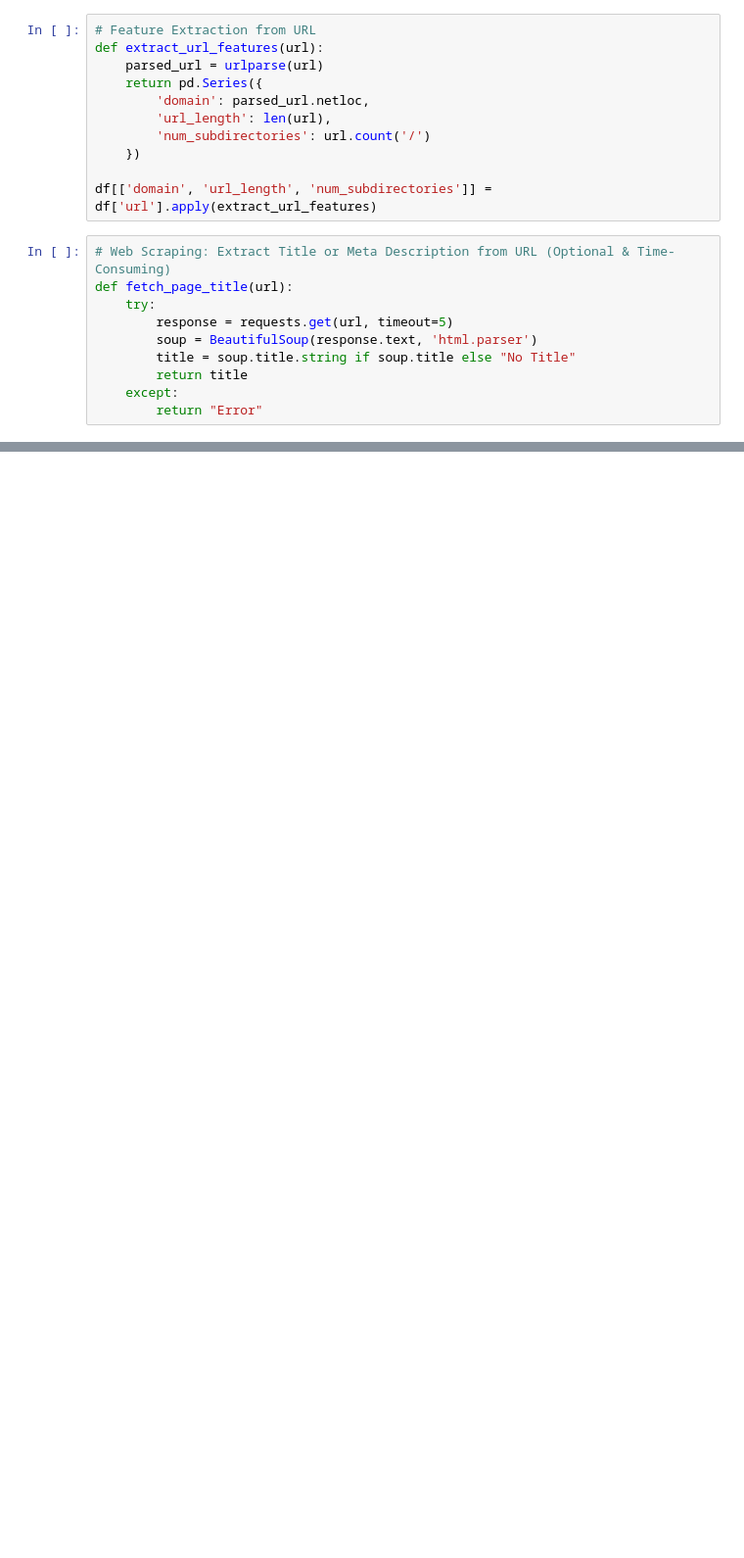
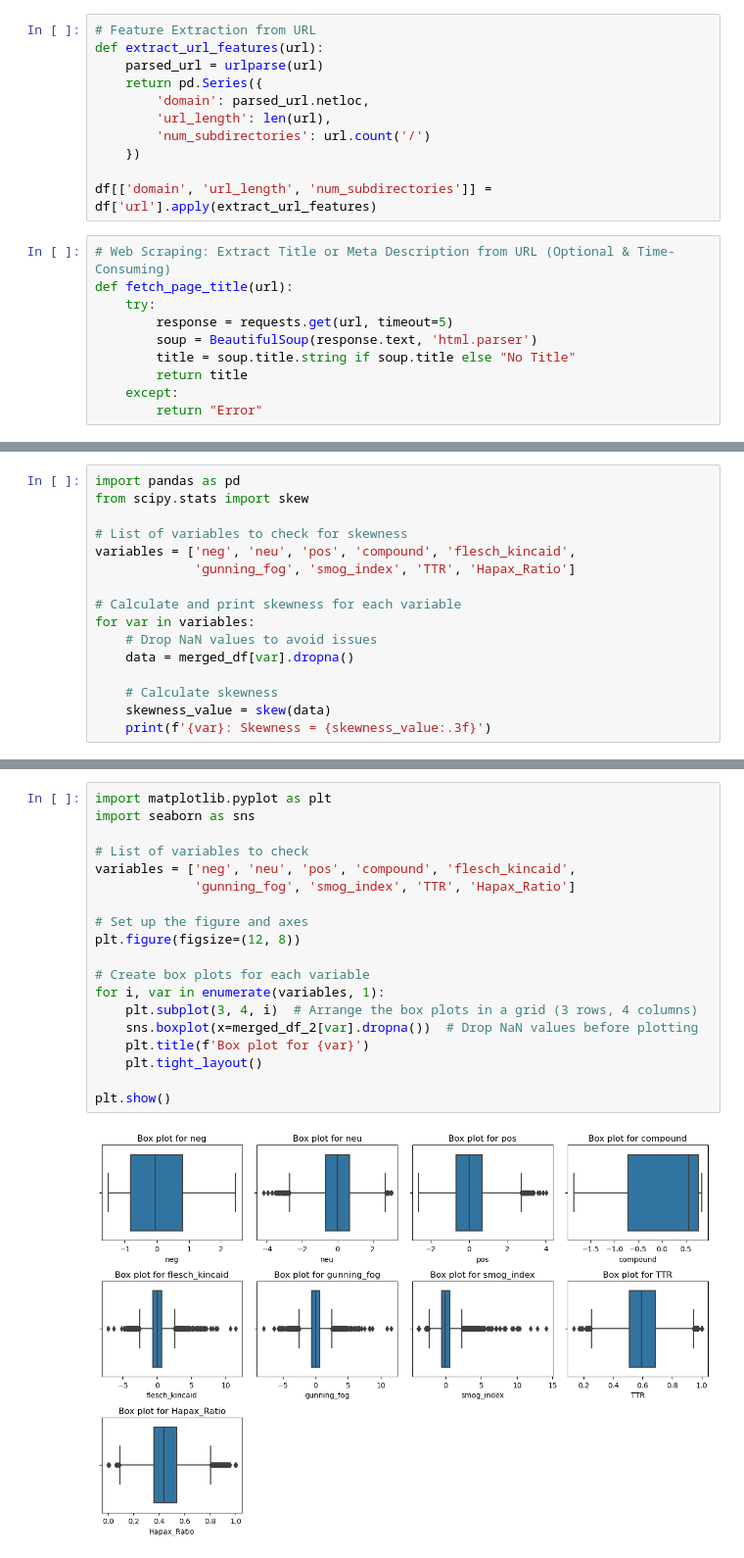
Before and after one commit to Siy-HaackeJ/Data-Challenge-Text-Mining-Green-Way-, a Jupyter notebook: Data Challenges.ipynb, the cells around one changed output, grey strips where cells are left out. Shown at 98% size. Cells and saved outputs as stored; diff of their text form; blank space fills up the shorter version.

```diff
--- a/Data Challenges.ipynb
+++ b/Data Challenges.ipynb
@@ -200,0 +789,16 @@ Number of outliers: 5713
+# %%
+import pandas as pd
+from scipy.stats import skew
+
+# List of variables to check for skewness
+variables = ['neg', 'neu', 'pos', 'compound', 'flesch_kincaid',
+             'gunning_fog', 'smog_index', 'TTR', 'Hapax_Ratio']
+
+# Calculate and print skewness for each variable
+for var in variables:
+    # Drop NaN values to avoid issues
+    data = merged_df[var].dropna()
+
+    # Calculate skewness
+    skewness_value = skew(data)
+    print(f'{var}: Skewness = {skewness_value:.3f}')
@@ -200,0 +849,21 @@ Number of outliers: 5713
+# %%
+import matplotlib.pyplot as plt
+import seaborn as sns
+
+# List of variables to check
+variables = ['neg', 'neu', 'pos', 'compound', 'flesch_kincaid',
+             'gunning_fog', 'smog_index', 'TTR', 'Hapax_Ratio']
+
+# Set up the figure and axes
+plt.figure(figsize=(12, 8))
+
+# Create box plots for each variable
+for i, var in enumerate(variables, 1):
+    plt.subplot(3, 4, i)  # Arrange the box plots in a grid (3 rows, 4 columns)
+    sns.boxplot(x=merged_df_2[var].dropna())  # Drop NaN values before plotting
+    plt.title(f'Box plot for {var}')
+    plt.tight_layout()
+
+plt.show()
+# %% [output]
+[figure, added]
```
Also changed, not shown: parts of 196 cells of this notebook, 8 other files.
